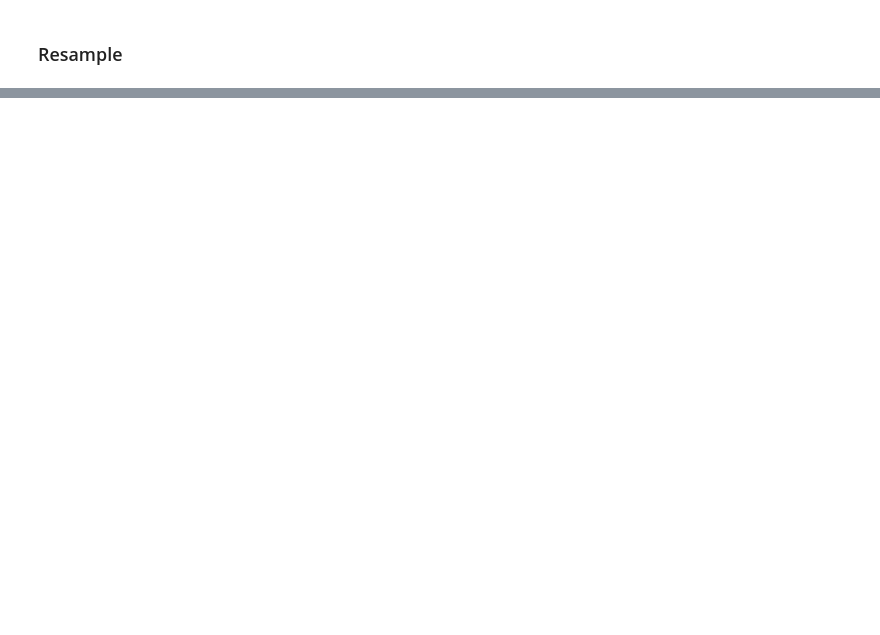
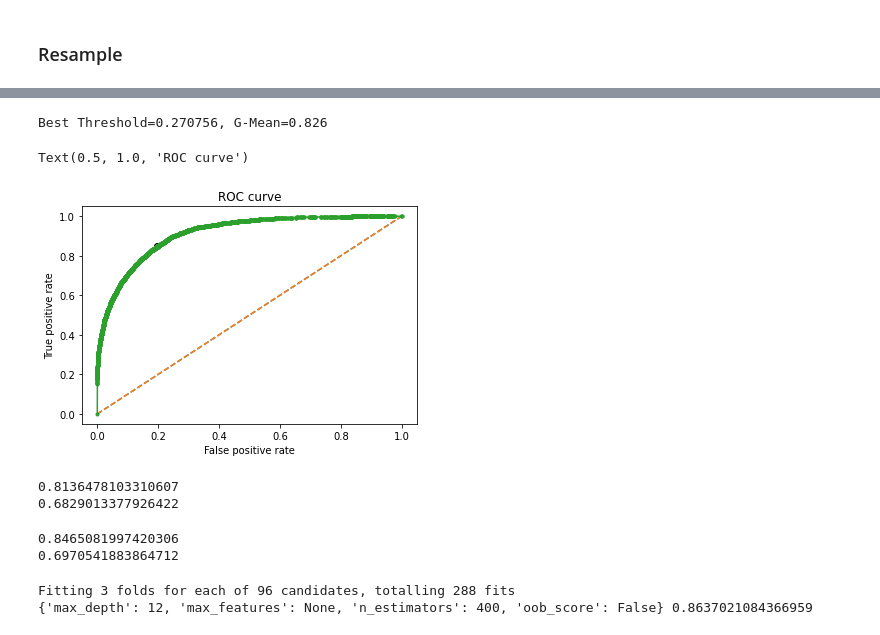
Before and after one commit to EbubekirKocadag/us-income, a Jupyter notebook: Model_training.ipynb, the cells around one changed output, grey strips where cells are left out. Drawn from its saved outputs; the diff is of its cells as text; code cells hidden in the pictures; blank space fills up the shorter version.

Commit message:
finish the up and down sample

```diff
--- a/Model_training.ipynb
+++ b/Model_training.ipynb
@@ -218,0 +254,60 @@ result_up = grid.fit(X_train_up, y_train_up)
+# %%
+gmeans = np.sqrt(true_positive_rate * (1 - false_positive_rate))
+# locate the index of the largest g-mean
+ix = np.argmax(gmeans)
+print('Best Threshold=%f, G-Mean=%.3f' % (thresholds[ix], gmeans[ix]))
+
+plt.plot([(0,0), (1,1)], linestyle="--", label="No skill")
+plt.plot(false_positive_rate, true_positive_rate, marker=".", label="Random Forest")
+plt.scatter(false_positive_rate[ix], true_positive_rate[ix], marker='o', color='black', label='Best')
+
+plt.xlabel("False positive rate")
+plt.ylabel("True positive rate")
+
+plt.title("ROC curve")
+# %% [output]
+Best Threshold=0.270756, G-Mean=0.826
+Text(0.5, 1.0, 'ROC curve')
+[figure, added]
+# %%
+predicted_proba = model_up.predict_proba(X_test)
+predicted = (predicted_proba [:,1] >= thresholds[ix]).astype('int')
+
+accuracy = accuracy_score(y_test, predicted)
+print(accuracy)
+print(f1_score(y_test, predicted))
+# %% [output]
+0.8136478103310607
+0.6829013377926422
+# %%
+predicted_proba = model_up.predict_proba(X_test)
+predicted = (predicted_proba [:,1] >= 0.345).astype('int')
+
+accuracy = accuracy_score(y_test, predicted)
+print(accuracy)
+print(f1_score(y_test, predicted))
+# %% [output]
+0.8465081997420306
+0.6970541883864712
+# %%
+df_majority_upsampled = resample(df_majority,
+                                 replace=False,     # sample with replacement
+                                 n_samples=minority_len,    # to match majority class
+                                 random_state=123) # reproducible results
+
+df_downsampled = pd.concat([df_majority_upsampled, df_majority])
+
+X_train_down = df_train.drop("income", axis=1)
+y_train_down = df_train["income"]
+
+grid_down = GridSearchCV(estimator= RandomForestClassifier(),
+                        param_grid= param_rf,
+                        cv= 3,
+                        scoring= 'accuracy',
+                        n_jobs= -1,
+                        verbose= 10)
+result_down = grid_down.fit(X_train_down, y_train_down)
+print(result_down.best_params_, result_down.best_score_)
+# %% [output]
+Fitting 3 folds for each of 96 candidates, totalling 288 fits
+{'max_depth': 12, 'max_features': None, 'n_estimators': 400, 'oob_score': False} 0.8637021084366959
```
Also changed, not shown: parts of 18 cells of this notebook.
